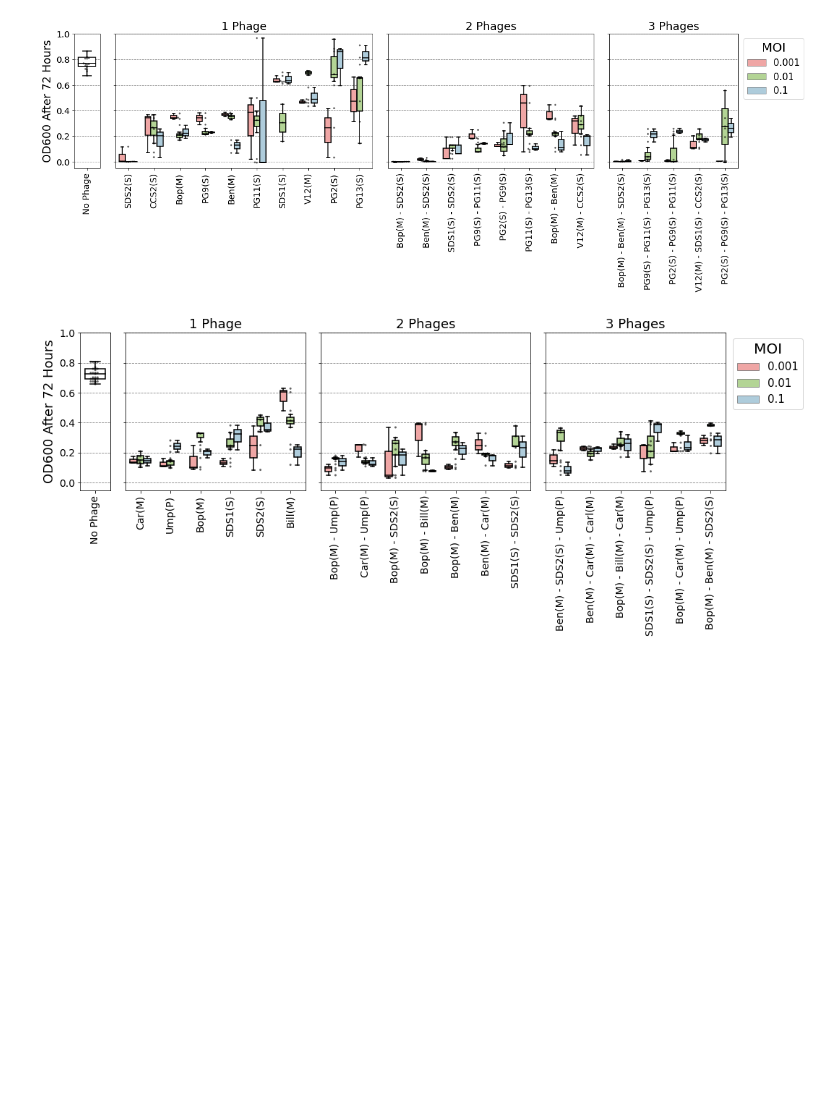
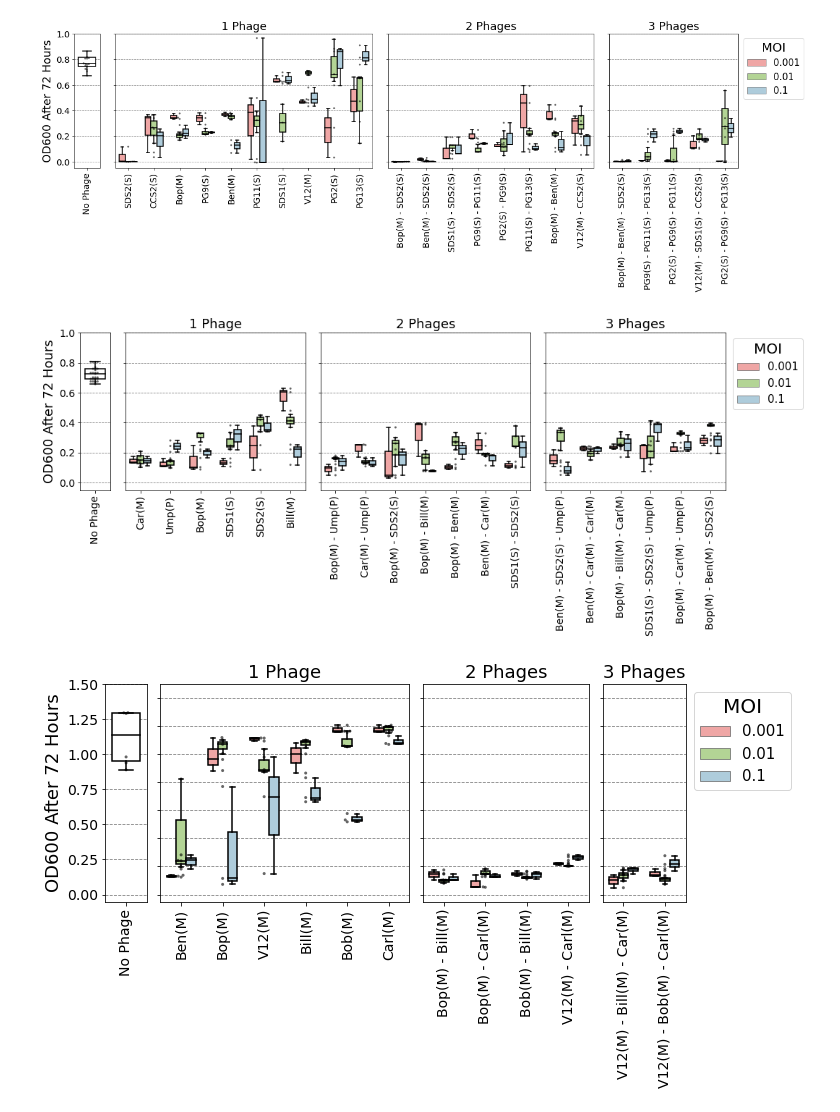
Before and after one commit to swandro/phage_cocktails, a Jupyter notebook: plot_cocktails.ipynb, the cells around one changed output. Saved outputs shown, nothing was run; the diff lists cells and outputs as text; code cells hidden in the pictures; blank space fills up the shorter version.

Commit message:
Revised Figures. Added V587 to MOI fig.

```diff
--- a/plot_cocktails.ipynb
+++ b/plot_cocktails.ipynb
@@ -13,7 +13,7 @@ import seaborn as sns
 dat = pd.read_table("data/endpoint_data.txt")
 
 #Import data from my old experiments
-files = !ls data/plate*
+files = !ls data/whiteson_cocktails/plate*
 file_list = []
 for file in files:
     file_list.append(pd.read_table(file))
@@ -342,7 +332,7 @@ ___
 # %% [markdown]
 Function to plot MOI curves
 # %%
-def make_moi_boxplot(dat_merged,bac, number_titles=True):
+def make_moi_boxplot(dat_merged,bac, number_titles=True, ymax=1):
     temp_dat=dat_merged.query('Strain==@bac')
     width_ratios = [len(set(temp_dat.query('phage_count==@pc').phage_string)) for pc in [0,1,2,3]]
     total_width = len(set(dat_merged.query('Strain==@bac').phage_string)) *.8
@@ -383,7 +373,7 @@ def make_moi_boxplot(dat_merged,bac, number_titles=True):
                     ax=axs[n])
 
         #Set y-limits
-        axs[n].set_ylim(-.05,1)
+        axs[n].set_ylim(-.05,ymax)
 
 
 
@@ -443,3 +433,8 @@ bac="EF11"
 make_moi_boxplot(dat_merged_moi,bac, number_titles=True)
 # %% [output]
 [figure]
+# %%
+bac="V587"
+make_moi_boxplot(dat_merged_moi,bac, number_titles=True, ymax=1.5)
+# %% [output]
+[figure, added]
```
Also changed, not shown: parts of 3 cells of this notebook, 3 other files.
